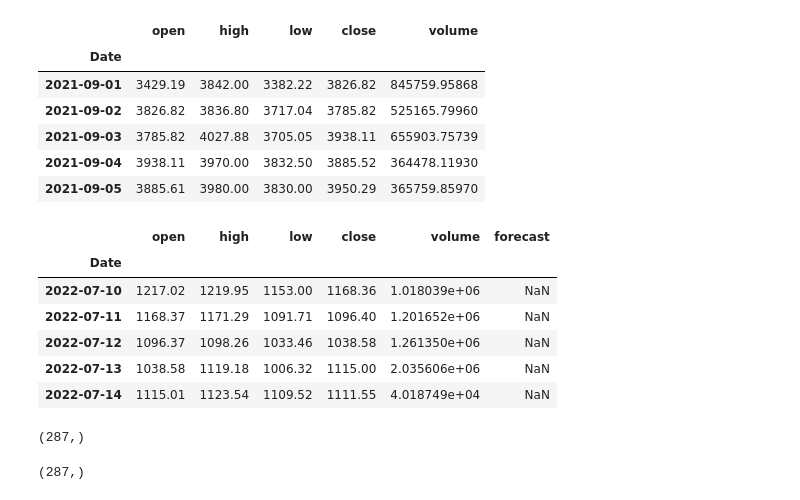
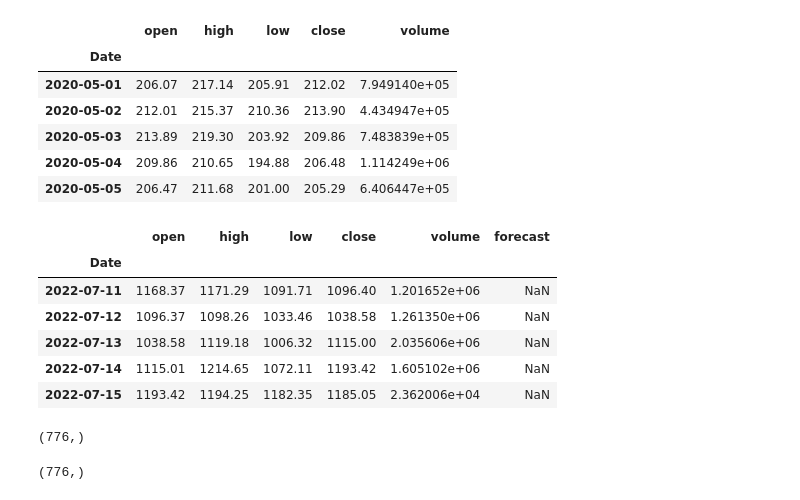
Before and after one commit to rudycav/Digital-Assets-Prediction-Model, a Jupyter notebook: Project/ Crypto_forecast_model.ipynb, the cells around one changed output. Saved outputs shown, nothing was run; the diff lists cells and outputs as text; code cells hidden in the pictures.

```diff
--- a/Project/ Crypto_forecast_model.ipynb
+++ b/Project/ Crypto_forecast_model.ipynb
@@ -26,34 +26,34 @@ from scipy.stats import sem
 # %%
 symbol = 'ETH'
 
 def get_crypto_price(symbol, exchange, start_date = None):
     api_key = ' E7KN41UXPEIKWXIK'
     api_url = f'https://www.alphavantage.co/query?function=DIGITAL_CURRENCY_DAILY&symbol={symbol}&market={exchange}&apikey={api_key}'
     raw_df = requests.get(api_url).json()
     df = pd.DataFrame(raw_df['Time Series (Digital Currency Daily)']).T
     df = df.rename(columns = {'1a. open (USD)': 'open', '2a. high (USD)': 'high', '3a. low (USD)': 'low', '4a. close (USD)': 'close', '5. volume': 'volume'})
     df.index.names = ['Date']
 
 
     for i in df.columns:
         df[i] = df[i].astype(float)
     df.index = pd.to_datetime(df.index)
     df = df.iloc[::-1].drop(['1b. open (USD)', '2b. high (USD)', '3b. low (USD)', '4b. close (USD)', '6. market cap (USD)'], axis = 1)
 
     if start_date:
         df = df[df.index >= start_date]
     return df
 
-crypto_df = get_crypto_price(symbol = symbol, exchange = 'USD', start_date = '2021-09-01')
+crypto_df = get_crypto_price(symbol = symbol, exchange = 'USD', start_date = '2020-05-01')
 crypto_df.head()
 # %% [output]
 |  | open | high | low | close | volume |
 | Date |  |  |  |  |  |
-| 2021-09-01 | 3429.19 | 3842.00 | 3382.22 | 3826.82 | 845759.95868 |
-| 2021-09-02 | 3826.82 | 3836.80 | 3717.04 | 3785.82 | 525165.79960 |
-| 2021-09-03 | 3785.82 | 4027.88 | 3705.05 | 3938.11 | 655903.75739 |
-| 2021-09-04 | 3938.11 | 3970.00 | 3832.50 | 3885.52 | 364478.11930 |
-| 2021-09-05 | 3885.61 | 3980.00 | 3830.00 | 3950.29 | 365759.85970 |
+| 2020-05-01 | 206.07 | 217.14 | 205.91 | 212.02 | 7.949140e+05 |
+| 2020-05-02 | 212.01 | 215.37 | 210.36 | 213.90 | 4.434947e+05 |
+| 2020-05-03 | 213.89 | 219.30 | 203.92 | 209.86 | 7.483839e+05 |
+| 2020-05-04 | 209.86 | 210.65 | 194.88 | 206.48 | 1.114249e+06 |
+| 2020-05-05 | 206.47 | 211.68 | 201.00 | 205.29 | 6.406447e+05 |
 # %%
 forecast_days = 30
 
@@ -67,11 +67,11 @@ prediction_column.tail()
 # %% [output]
 |  | open | high | low | close | volume | forecast |
 | Date |  |  |  |  |  |  |
-| 2022-07-10 | 1217.02 | 1219.95 | 1153.00 | 1168.36 | 1.018039e+06 | NaN |
 | 2022-07-11 | 1168.37 | 1171.29 | 1091.71 | 1096.40 | 1.201652e+06 | NaN |
 | 2022-07-12 | 1096.37 | 1098.26 | 1033.46 | 1038.58 | 1.261350e+06 | NaN |
 | 2022-07-13 | 1038.58 | 1119.18 | 1006.32 | 1115.00 | 2.035606e+06 | NaN |
-| 2022-07-14 | 1115.01 | 1123.54 | 1109.52 | 1111.55 | 4.018749e+04 | NaN |
+| 2022-07-14 | 1115.01 | 1214.65 | 1072.11 | 1193.42 | 1.605102e+06 | NaN |
+| 2022-07-15 | 1193.42 | 1194.25 | 1182.35 | 1185.05 | 2.362006e+04 | NaN |
 # %%
 def smooth_data(data, alpha):
 
@@ -89,7 +89,7 @@ x_dataset = independent_dataset(expo_smooth)
 # %%
 x_dataset.shape
 # %% [output]
-(287,)
+(776,)
 # %%
 def dependent_dataset(df):
   y = prediction_column.forecast.values
@@ -101,7 +101,7 @@ y_dataset = dependent_dataset(expo_smooth)
 # %%
 y_dataset.shape
 # %% [output]
-(287,)
+(776,)
 # %%
 def split_data(X_data, y_data, test_size):
   X_train, X_test, y_train, y_test = train_test_split(x_dataset, y_dataset, test_size = 0.3)
```
Also changed, not shown: parts of 5 cells of this notebook.
